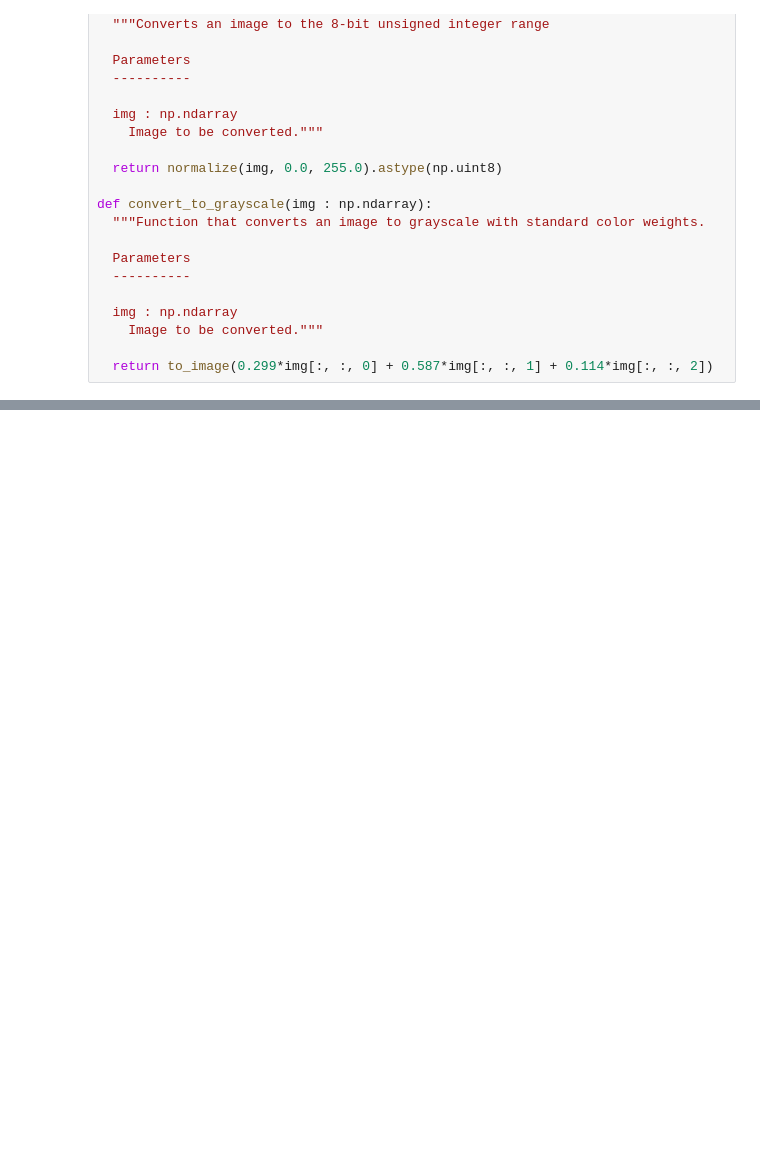
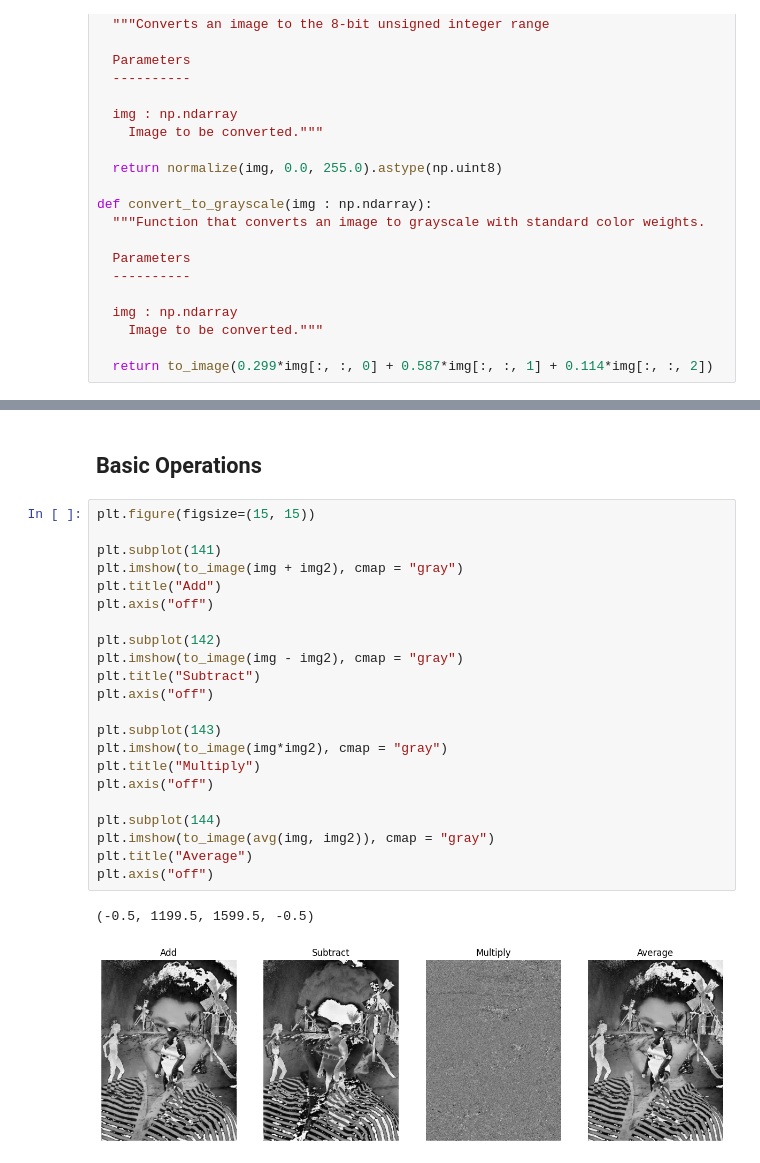
Before and after one commit to JoaoDell/Natural-Artificial-Vision, a Jupyter notebook: examples/basic_operations.ipynb, the cells around one changed output, grey strips where cells are left out. Drawn from its saved outputs; the diff is of its cells as text; blank space fills up the shorter version.

```diff
--- a/examples/basic_operations.ipynb
+++ b/examples/basic_operations.ipynb
@@ -124,0 +131,27 @@ plt.imshow(gaussian((150, 200), 50.0), cmap = "gray")
+# %% [markdown]
+## Basic Operations
+# %%
+plt.figure(figsize=(15, 15))
+
+plt.subplot(141)
+plt.imshow(to_image(img + img2), cmap = "gray")
+plt.title("Add")
+plt.axis("off")
+
+plt.subplot(142)
+plt.imshow(to_image(img - img2), cmap = "gray")
+plt.title("Subtract")
+plt.axis("off")
+
+plt.subplot(143)
+plt.imshow(to_image(img*img2), cmap = "gray")
+plt.title("Multiply")
+plt.axis("off")
+
+plt.subplot(144)
+plt.imshow(to_image(avg(img, img2)), cmap = "gray")
+plt.title("Average")
+plt.axis("off")
+# %% [output]
+(-0.5, 1199.5, 1599.5, -0.5)
+[figure, added]
```
Also changed, not shown: parts of 10 cells of this notebook, 1 other file.
